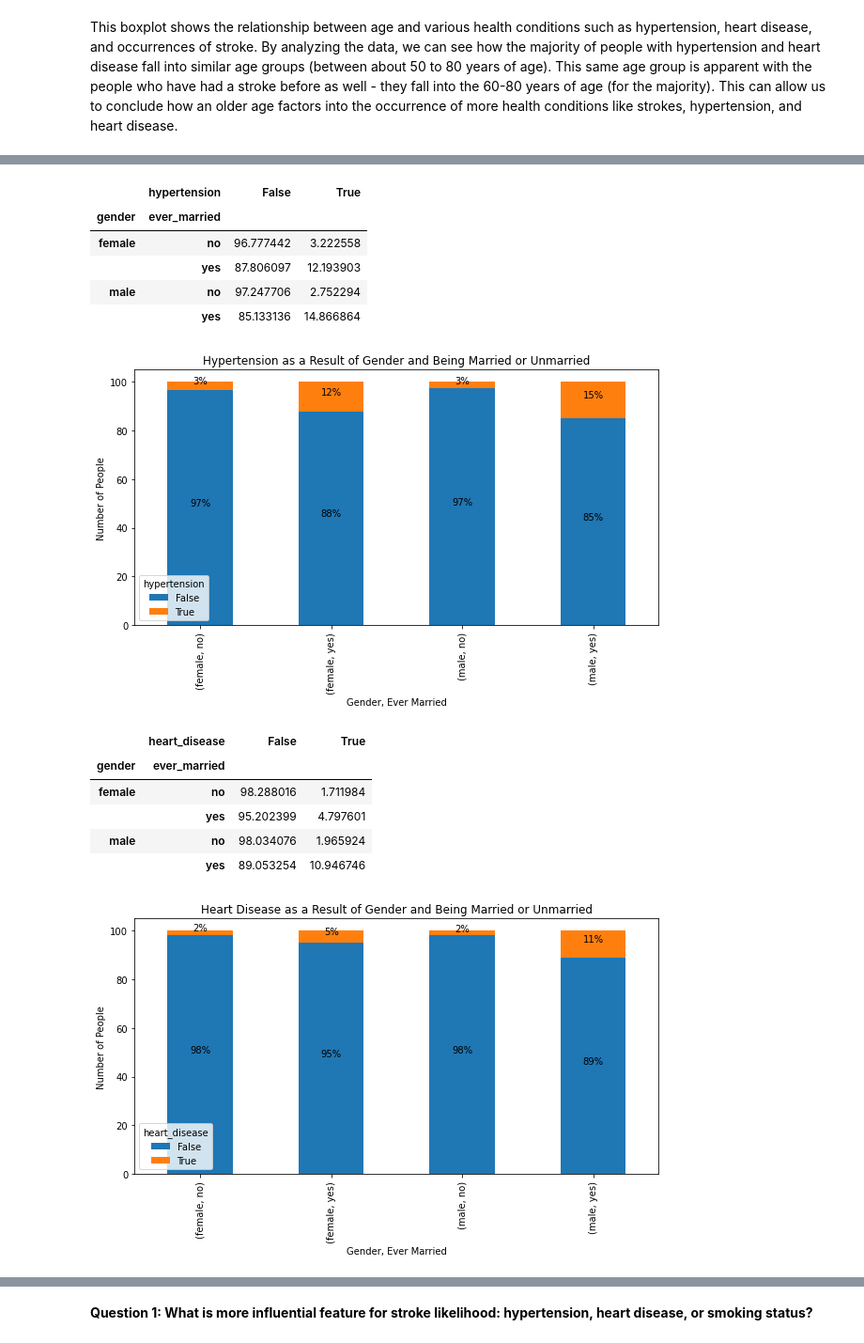
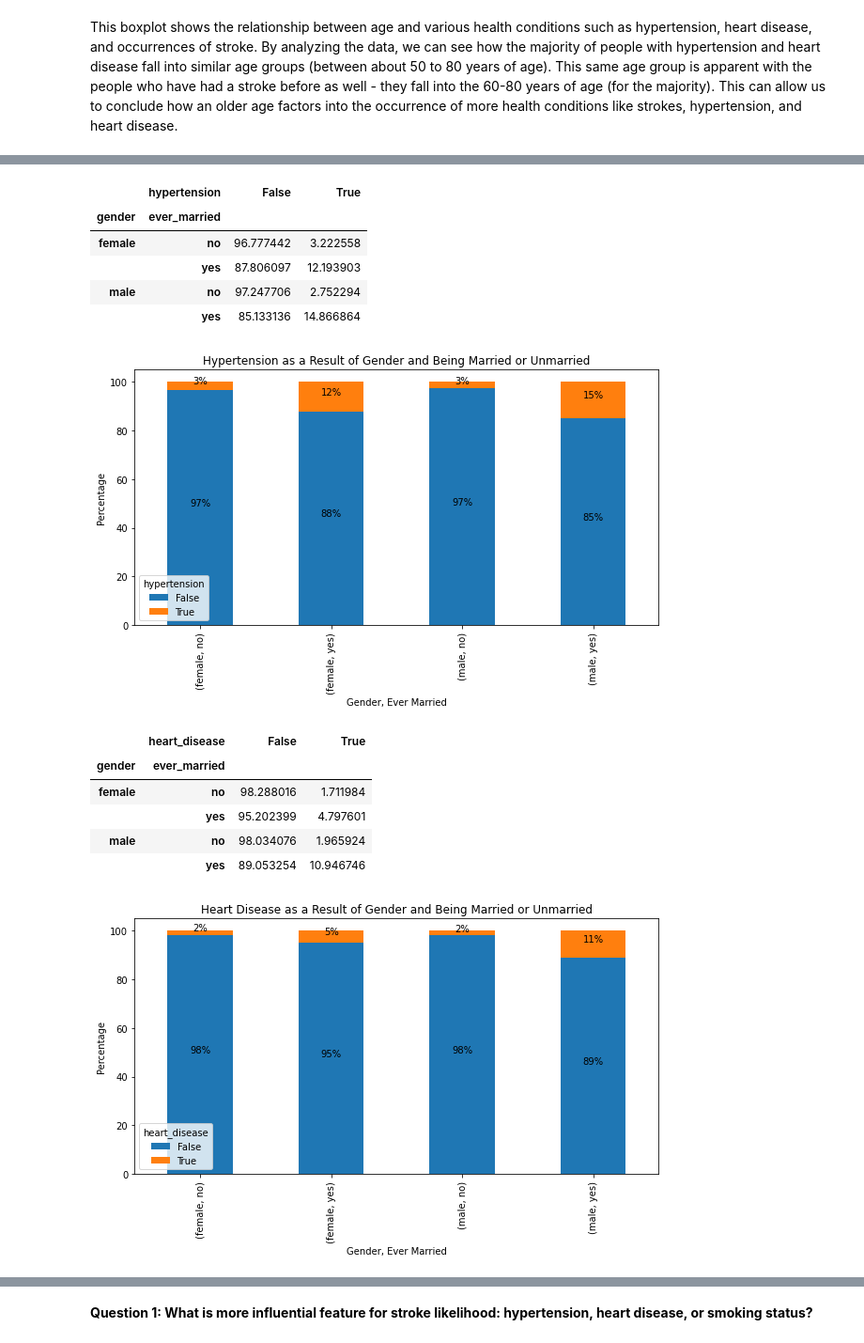
Before and after one commit to HaydenCenter/CS7324-Labs, a Jupyter notebook: Lab1/Lab One - Exploring Table Data - Master.ipynb, the cells around one changed output, grey strips where cells are left out. Shown at 94% size. Cells and saved outputs as stored; diff of their text form; code cells hidden in the pictures.

```diff
--- a/Lab1/Lab One - Exploring Table Data - Master.ipynb
+++ b/Lab1/Lab One - Exploring Table Data - Master.ipynb
@@ -394,7 +487,7 @@ for rec in hyper_.patches:
 
 plt.title('Hypertension as a Result of Gender and Being Married or Unmarried')
 plt.xlabel('Gender, Ever Married')
-plt.ylabel('Number of People')
+plt.ylabel('Percentage')
 plt.show()
 
 heart= pd.crosstab([df_imputed['gender'], df_imputed['ever_married']], df_imputed.heart_disease.astype(bool)).apply(lambda r: r/r.sum()*100, axis=1)
@@ -408,43 +501,43 @@ for rec in heart_.patches:
               "{:.0f}%".format(height),
               ha='center',
               va='bottom')
 
 plt.title('Heart Disease as a Result of Gender and Being Married or Unmarried')
 plt.xlabel('Gender, Ever Married')
-plt.ylabel('Number of People')
+plt.ylabel('Percentage')
 plt.show()
 
 gender = pd.crosstab([df_imputed['gender'], df_imputed['ever_married']], df_imputed.stroke.astype(bool)).apply(lambda r: r/r.sum()*100, axis=1)
 gender_ = gender.plot.bar(figsize=(10,5),stacked=True)
 display(gender)
 
 for rec in gender_.patches:
     height = rec.get_height()
     gender_.text(rec.get_x() + rec.get_width() / 2,
               rec.get_y() + height / 2,
               "{:.0f}%".format(height),
               ha='center',
               va='bottom')
 
 plt.title('Stroke as a Result of Gender and Being Married or Unmarried')
 plt.xlabel('Gender, Ever Married')
-plt.ylabel('Number of People')
+plt.ylabel('Percentage')
 plt.show()
 # %% [output]
 |  | hypertension | False | True |
 | gender | ever_married |  |  |
 | female | no | 96.777442 | 3.222558 |
 |  | yes | 87.806097 | 12.193903 |
 | male | no | 97.247706 | 2.752294 |
 |  | yes | 85.133136 | 14.866864 |
-[figure, old version]
+[figure, new version]
 |  | heart_disease | False | True |
 | gender | ever_married |  |  |
 | female | no | 98.288016 | 1.711984 |
 |  | yes | 95.202399 | 4.797601 |
 | male | no | 98.034076 | 1.965924 |
 |  | yes | 89.053254 | 10.946746 |
-[figure, old version]
+[figure, new version]
 |  | stroke | False | True |
 | gender | ever_married |  |  |
 | female | no | 97.885196 | 2.114804 |
```
Also changed, not shown: parts of 32 cells of this notebook, 1 other file.
